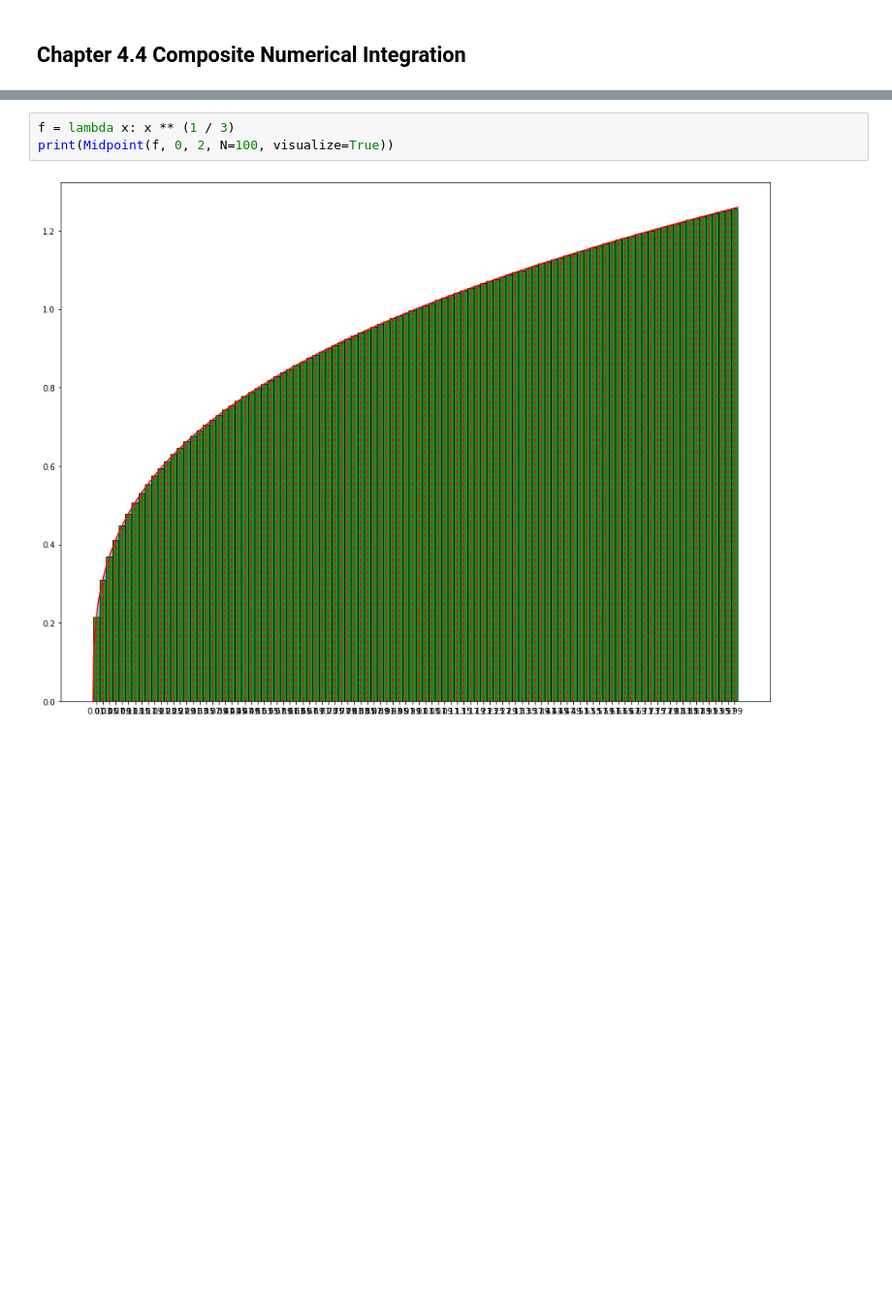
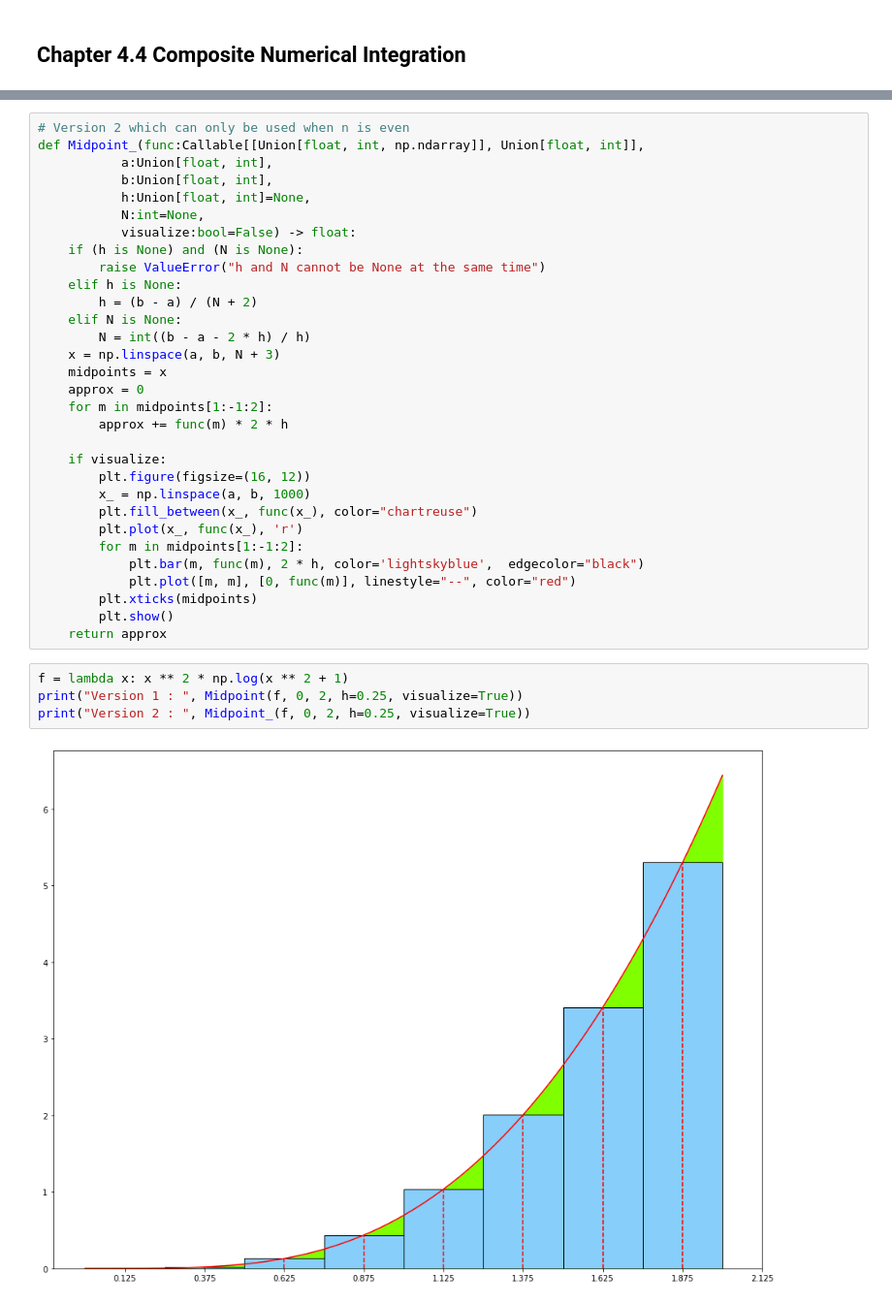
Before and after one commit to Haus226/numericAnalysis, a Jupyter notebook: Chapter 4_2.ipynb, the cells around one changed output, grey strips where cells are left out. Shown at 97% size. Saved outputs shown, nothing was run; the diff lists cells and outputs as text; blank space fills up the shorter version.

```diff
--- a/Chapter 4_2.ipynb
+++ b/Chapter 4_2.ipynb
@@ -104,8 +90,40 @@ def Midpoint(func:Callable[[Union[float, int, np.ndarray]], Union[float, int]],
         plt.xticks(midpoints)
         plt.show()
     return approx
+# %%
+# Version 2 which can only be used when n is even
+def Midpoint_(func:Callable[[Union[float, int, np.ndarray]], Union[float, int]],
+           a:Union[float, int],
+           b:Union[float, int],
+           h:Union[float, int]=None,
+           N:int=None,
+           visualize:bool=False) -> float:
+    if (h is None) and (N is None):
+        raise ValueError("h and N cannot be None at the same time")
+    elif h is None:
+        h = (b - a) / (N + 2)
+    elif N is None:
+        N = int((b - a - 2 * h) / h)
+    x = np.linspace(a, b, N + 3)
+    midpoints = x
+    approx = 0
+    for m in midpoints[1:-1:2]:
+        approx += func(m) * 2 * h
+
+    if visualize:
+        plt.figure(figsize=(16, 12))
+        x_ = np.linspace(a, b, 1000)
+        plt.fill_between(x_, func(x_), color="chartreuse")
+        plt.plot(x_, func(x_), 'r')
+        for m in midpoints[1:-1:2]:
+            plt.bar(m, func(m), 2 * h, color='lightskyblue',  edgecolor="black")
+            plt.plot([m, m], [0, func(m)], linestyle="--", color="red")
+        plt.xticks(midpoints)
+        plt.show()
+    return approx
 # %%
-f = lambda x: x ** (1 / 3)
-print(Midpoint(f, 0, 2, N=100, visualize=True))
+f = lambda x: x ** 2 * np.log(x ** 2 + 1)
+print("Version 1 : ", Midpoint(f, 0, 2, h=0.25, visualize=True))
+print("Version 2 : ", Midpoint_(f, 0, 2, h=0.25, visualize=True))
 # %% [output]
-[figure, old version]
+[figure, new version]
```
Also changed, not shown: parts of 18 cells of this notebook.
